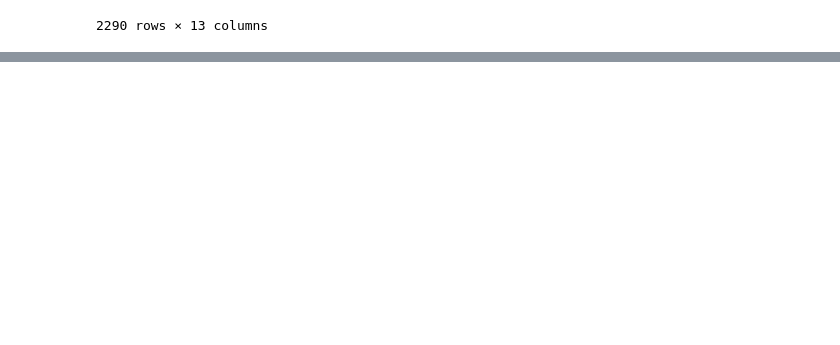
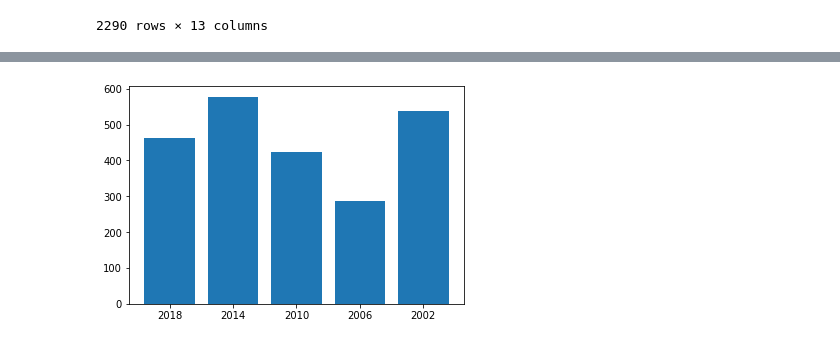
Before and after one commit to zidcenek/BI-VZD-2019-zidcenek, a Jupyter notebook: 01/homework_01_B191.ipynb, the cells around one changed output, grey strips where cells are left out. Saved outputs shown, nothing was run; the diff lists cells and outputs as text; code cells hidden in the pictures; blank space fills up the shorter version.

```diff
--- a/01/homework_01_B191.ipynb
+++ b/01/homework_01_B191.ipynb
@@ -275,0 +297,16 @@ plt.show()
+# %%
+'''
+this data are already displayed above
+'''
+years = [2018, 2014, 2010, 2006, 2002]
+data = pd.read_csv('people_data.csv', na_values=["", "-"])
+candidates = {}
+for year in years:
+    df = data.loc[data.Rok == year]
+    df = df.groupby(["Rok"]).size()
+    candidates[year] = df[year]
+plt.bar(range(len(candidates)), list(candidates.values()), align='center')
+plt.xticks(range(len(candidates)), list(candidates.keys()))
+plt.show()
+# %% [output]
+[figure, added]
```
Also changed, not shown: parts of 6 cells of this notebook.
